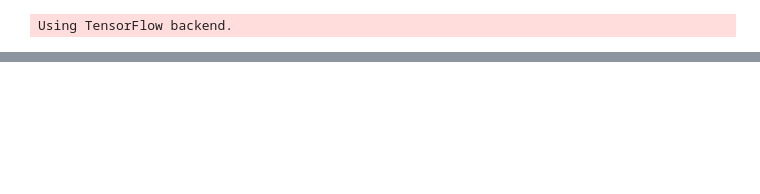
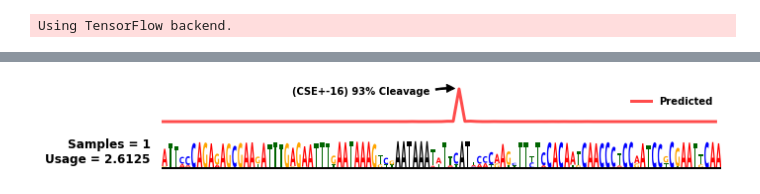
Before and after one commit to johli/aparent, a Jupyter notebook: seqprop/seqprop_aparent_cleavage_optimization_legacy.ipynb, the cells around one changed output, grey strips where cells are left out. Saved outputs shown, nothing was run; the diff lists cells and outputs as text; code cells hidden in the pictures; blank space fills up the shorter version.

```diff
--- a/seqprop/seqprop_aparent_cleavage_optimization_legacy.ipynb
+++ b/seqprop/seqprop_aparent_cleavage_optimization_legacy.ipynb
@@ -226,7 +230,7 @@ Epoch 1/1
 pwms = vanilla_pwms
 cuts = vanilla_cuts
 
-pwm_index = 0 #Chosen PWM index
+pwm_index = 1 #Chosen PWM index
 for obj_index, sequence_template in enumerate(sequence_templates) :
     target_cut = cut_objectives[obj_index]
 
@@ -376,15 +403,17 @@ hardcoded_at_pwms, hardcoded_at_cuts = run_seqprop(sequence_templates, cut_objec
 # %%
 #Plot one PWM sequence logo per optimized objective (Experiment 'Hardcoded AT')
 
 pwms = hardcoded_at_pwms
 cuts = hardcoded_at_cuts
 
-pwm_index = 0 #Chosen PWM index
+pwm_index = 3 #Chosen PWM index
 for obj_index, sequence_template in enumerate(sequence_templates) :
     target_cut = cut_objectives[obj_index]
 
     pwm = np.expand_dims(pwms[obj_index][pwm_index, :, :, 0], axis=0)
     cut = np.expand_dims(cuts[obj_index][0, pwm_index, :], axis=0)
     iso = np.expand_dims(np.sum(cut[:, target_cut:target_cut + 1], axis=-1), axis=-1)
 
     plot_seqprop_logo(pwm, iso, cut, annotate_peaks='max', sequence_template=sequence_template, figsize=(10, 1.5), width_ratios=[1, 8], logo_height=0.8, usage_unit='log', plot_start=49-40, plot_end=55+50)
+# %% [output]
+[figure, added]
```
Also changed, not shown: parts of 7 cells of this notebook, 2 other files.
